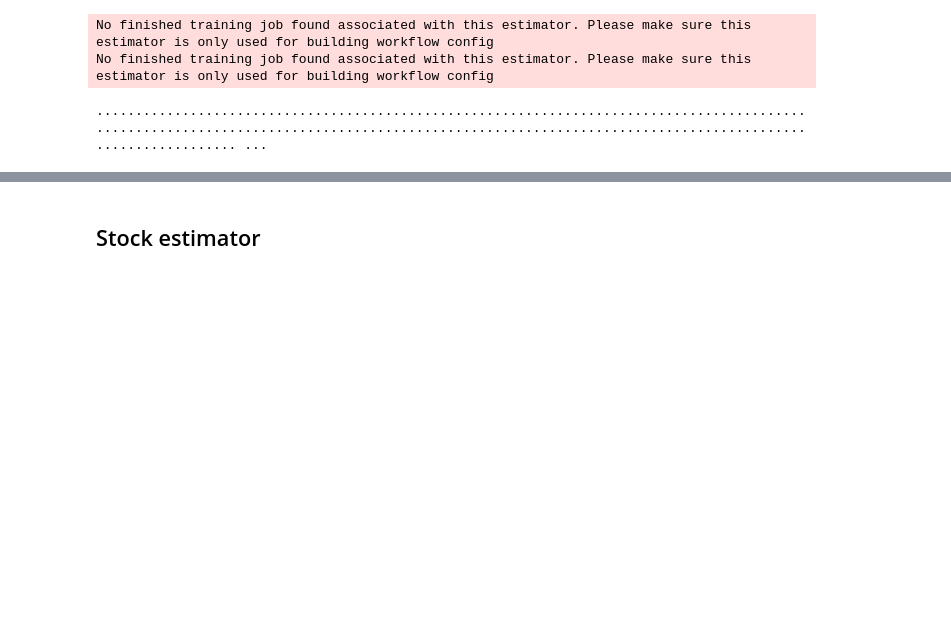
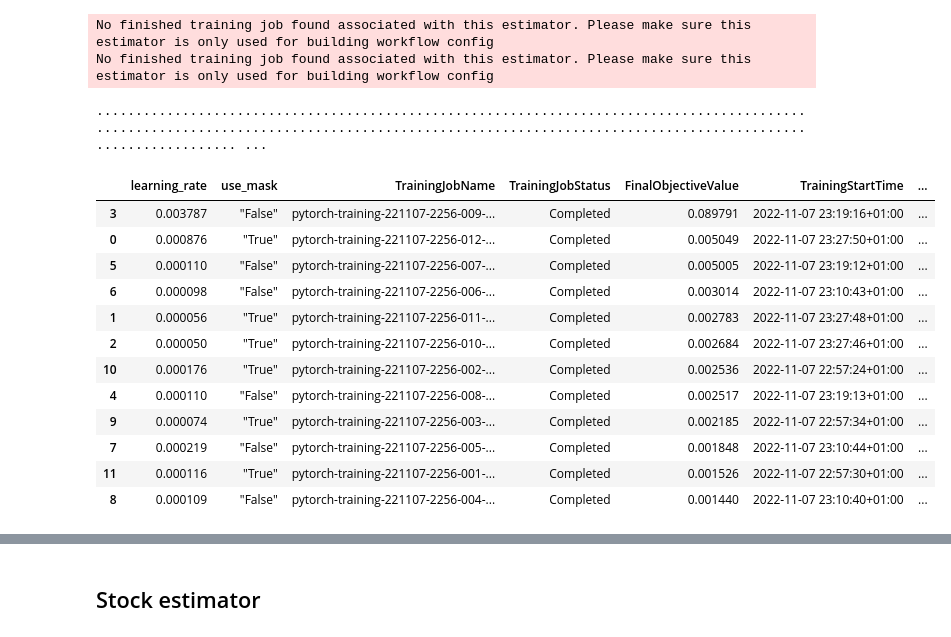
Before and after one commit to nick0lay/nd189-ml-capstone-project, a Jupyter notebook: model-training.ipynb, the cells around one changed output, grey strips where cells are left out. Cells and saved outputs as stored; diff of their text form; code cells hidden in the pictures; blank space fills up the shorter version.

```diff
--- a/model-training.ipynb
+++ b/model-training.ipynb
@@ -198,3 +202,27 @@ tuner.fit({'data': inputs}, wait=True)
 No finished training job found associated with this estimator. Please make sure this estimator is only used for building workflow config
 No finished training job found associated with this estimator. Please make sure this estimator is only used for building workflow config
 ........................................................................................................................................................................................................ ...
+# %%
+from sagemaker.analytics import HyperparameterTuningJobAnalytics
+
+# Tunning results
+exp = HyperparameterTuningJobAnalytics(
+  hyperparameter_tuning_job_name='pytorch-training-221107-2256')
+
+jobs = exp.dataframe()
+
+jobs.sort_values('FinalObjectiveValue', ascending=0)
+# %% [output]
+|  | learning_rate | use_mask | TrainingJobName | TrainingJobStatus | FinalObjectiveValue | TrainingStartTime | ... |
+| 3 | 0.003787 | "False" | pytorch-training-221107-2256-009-... | Completed | 0.089791 | 2022-11-07 23:19:16+01:00 | ... |
+| 0 | 0.000876 | "True" | pytorch-training-221107-2256-012-... | Completed | 0.005049 | 2022-11-07 23:27:50+01:00 | ... |
+| 5 | 0.000110 | "False" | pytorch-training-221107-2256-007-... | Completed | 0.005005 | 2022-11-07 23:19:12+01:00 | ... |
+| 6 | 0.000098 | "False" | pytorch-training-221107-2256-006-... | Completed | 0.003014 | 2022-11-07 23:10:43+01:00 | ... |
+| 1 | 0.000056 | "True" | pytorch-training-221107-2256-011-... | Completed | 0.002783 | 2022-11-07 23:27:48+01:00 | ... |
+| 2 | 0.000050 | "True" | pytorch-training-221107-2256-010-... | Completed | 0.002684 | 2022-11-07 23:27:46+01:00 | ... |
+| 10 | 0.000176 | "True" | pytorch-training-221107-2256-002-... | Completed | 0.002536 | 2022-11-07 22:57:24+01:00 | ... |
+| 4 | 0.000110 | "False" | pytorch-training-221107-2256-008-... | Completed | 0.002517 | 2022-11-07 23:19:13+01:00 | ... |
+| 9 | 0.000074 | "True" | pytorch-training-221107-2256-003-... | Completed | 0.002185 | 2022-11-07 22:57:34+01:00 | ... |
+| 7 | 0.000219 | "False" | pytorch-training-221107-2256-005-... | Completed | 0.001848 | 2022-11-07 23:10:44+01:00 | ... |
+| 11 | 0.000116 | "True" | pytorch-training-221107-2256-001-... | Completed | 0.001526 | 2022-11-07 22:57:30+01:00 | ... |
+| 8 | 0.000109 | "False" | pytorch-training-221107-2256-004-... | Completed | 0.001440 | 2022-11-07 23:10:40+01:00 | ... |
```
Also changed, not shown: parts of 34 cells of this notebook, 6 other files.
